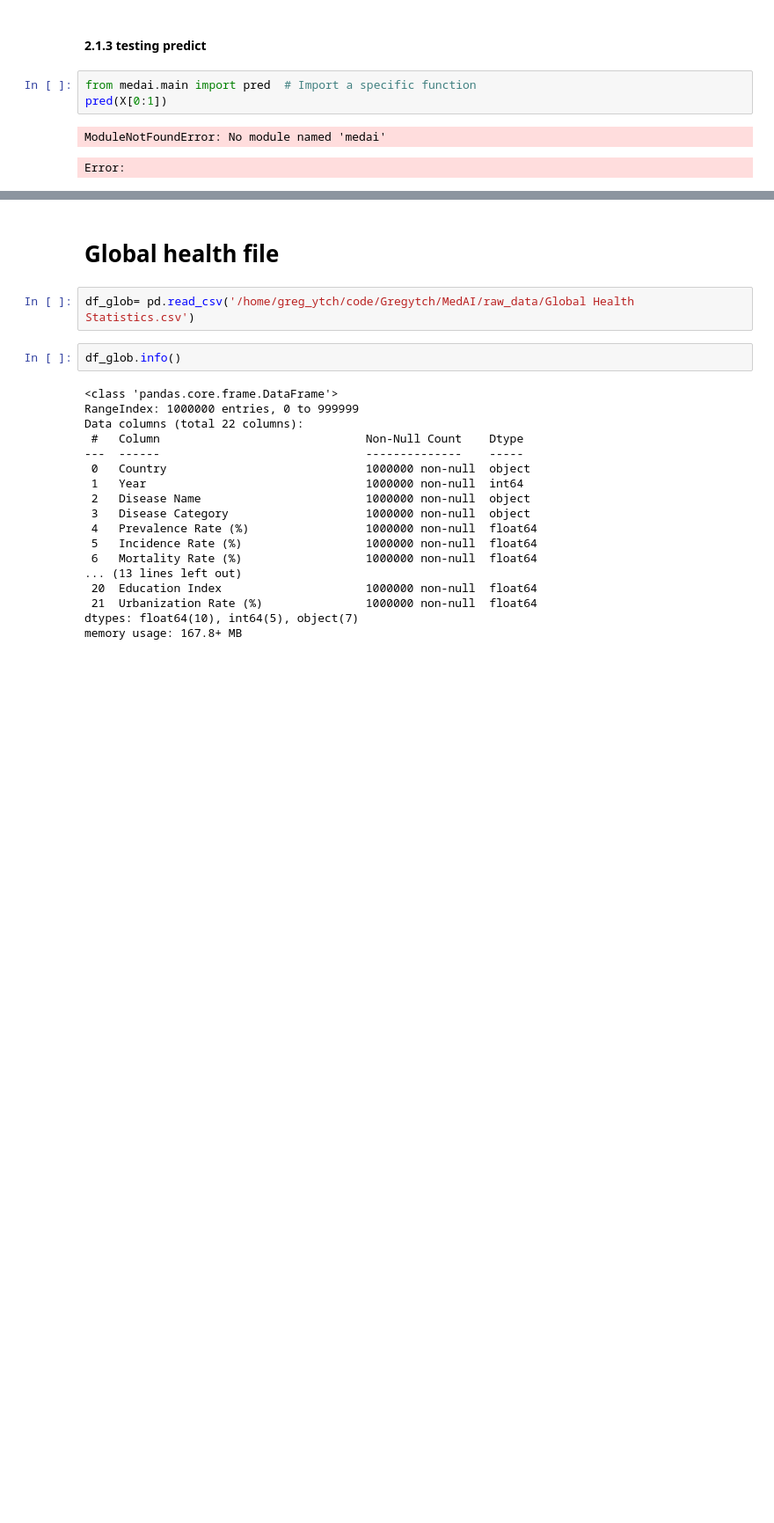
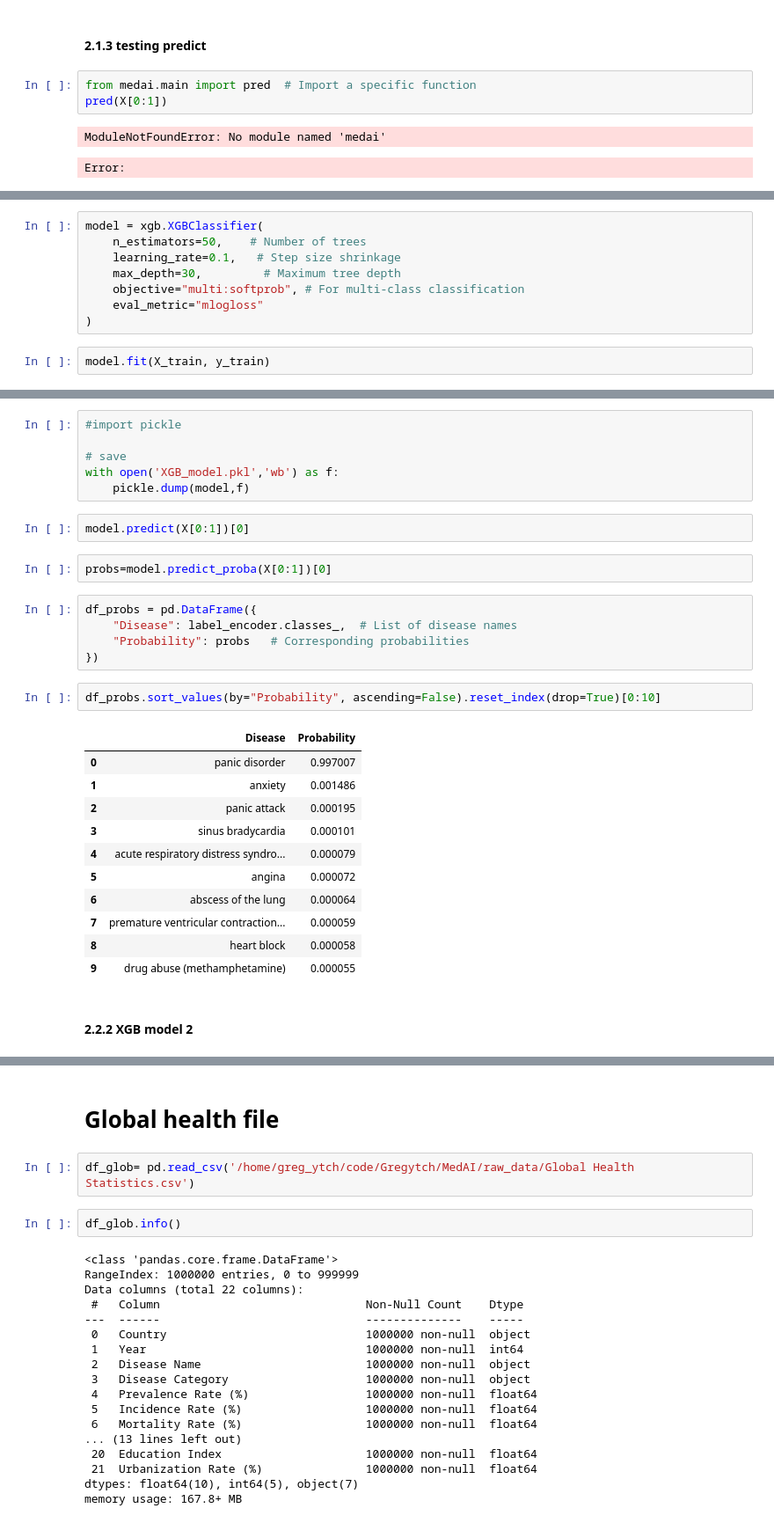
Before and after one commit to Gregytch/MedAI, a Jupyter notebook: notebooks/explorer_Greg.ipynb, the cells around one changed output, grey strips where cells are left out. Shown at 88% size. Cells and saved outputs as stored; diff of their text form; blank space fills up the shorter version.

```diff
--- a/notebooks/explorer_Greg.ipynb
+++ b/notebooks/explorer_Greg.ipynb
@@ -271,0 +377,10 @@ Error:
+# %%
+model = xgb.XGBClassifier(
+    n_estimators=50,    # Number of trees
+    learning_rate=0.1,   # Step size shrinkage
+    max_depth=30,         # Maximum tree depth
+    objective="multi:softprob", # For multi-class classification
+    eval_metric="mlogloss"
+)
+# %%
+model.fit(X_train, y_train)
@@ -271,0 +420,31 @@ Error:
+# %%
+#import pickle
+
+# save
+with open('XGB_model.pkl','wb') as f:
+    pickle.dump(model,f)
+# %%
+model.predict(X[0:1])[0]
+# %%
+probs=model.predict_proba(X[0:1])[0]
+# %%
+df_probs = pd.DataFrame({
+    "Disease": label_encoder.classes_,  # List of disease names
+    "Probability": probs   # Corresponding probabilities
+})
+# %%
+df_probs.sort_values(by="Probability", ascending=False).reset_index(drop=True)[0:10]
+# %% [output]
+|  | Disease | Probability |
+| 0 | panic disorder | 0.997007 |
+| 1 | anxiety | 0.001486 |
+| 2 | panic attack | 0.000195 |
+| 3 | sinus bradycardia | 0.000101 |
+| 4 | acute respiratory distress syndro... | 0.000079 |
+| 5 | angina | 0.000072 |
+| 6 | abscess of the lung | 0.000064 |
+| 7 | premature ventricular contraction... | 0.000059 |
+| 8 | heart block | 0.000058 |
+| 9 | drug abuse (methamphetamine) | 0.000055 |
+# %% [markdown]
+#### 2.2.2 XGB model 2
```
Also changed, not shown: parts of 38 cells of this notebook, 3 other files.
